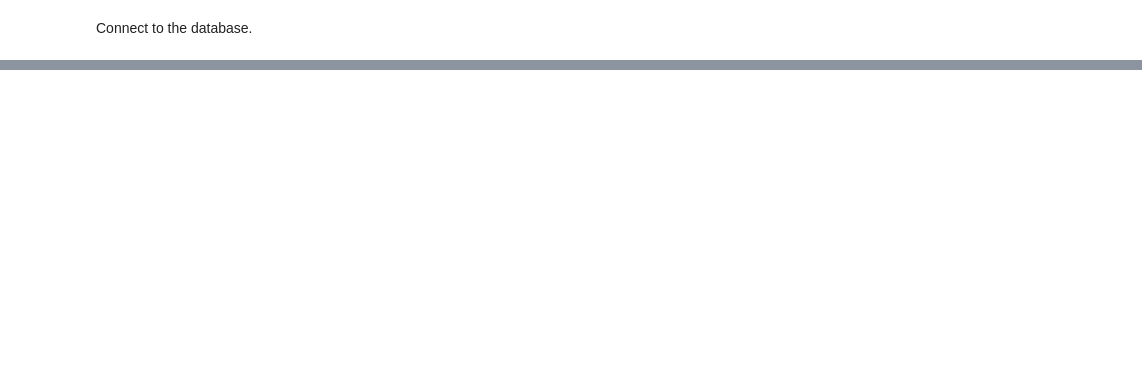
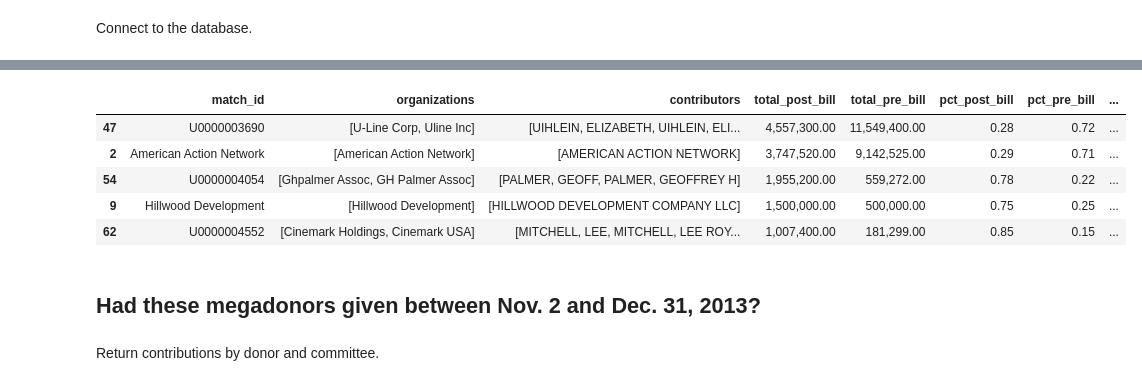
Before and after one commit to PublicI/tax-bill-contribs, a Jupyter notebook: tax-bill-analysis.ipynb, the cells around one changed output, grey strips where cells are left out. Cells and saved outputs as stored; diff of their text form; code cells hidden in the pictures; blank space fills up the shorter version.

```diff
--- a/tax-bill-analysis.ipynb
+++ b/tax-bill-analysis.ipynb
@@ -6,8 +6,8 @@ import json
 import numpy as np
 import pandas as pd
 import psycopg2
-pd.set_option("display.max_columns", 50)
-pd.set_option("display.max_rows", 25)
+pd.set_option("display.max_columns", 25)
+pd.set_option("display.max_rows", 150)
 pd.options.display.float_format = "{:,.2f}".format
 # %% [markdown]
 Connect to the database.
@@ -584,0 +122,3 @@ gave_more_recipients[gave_more_recipients["post_introduction_change"] > 0].sort_
+# %%
+post_bill_donors_17 = post_bill_contributions_17.groupby(["match_id"]).agg({"organizations": max, "contributors": max, "total": sum}).reset_index()
+post_bill_donors_17.info()
@@ -584,0 +238,3 @@ gave_more_recipients[gave_more_recipients["post_introduction_change"] > 0].sort_
+# %%
+pre_bill_donors_17 = pre_bill_contributions_17.groupby(["match_id"]).agg({"organizations": max, "contributors": max, "total": sum}).reset_index()
+pre_bill_donors_17.info()
@@ -584,0 +259,6 @@ gave_more_recipients[gave_more_recipients["post_introduction_change"] > 0].sort_
+# %%
+donors_17 = post_bill_donors_17.merge(pre_bill_donors_17, how="outer", on="match_id", suffixes=["_post_bill", "_pre_bill"])
+donors_17.drop(["organizations_pre_bill", "contributors_pre_bill"], axis=1, inplace=True)
+donors_17.rename(columns={"organizations_post_bill": "organizations", "contributors_post_bill": "contributors"}, inplace=True)
+donors_17["total_pre_bill"].fillna(0, inplace=True)
+donors_17.info()
@@ -584,0 +276,17 @@ gave_more_recipients[gave_more_recipients["post_introduction_change"] > 0].sort_
+# %%
+donors_17["pct_post_bill"] = donors_17["total_post_bill"] / (donors_17["total_pre_bill"] + donors_17["total_post_bill"])
+donors_17["pct_pre_bill"] = donors_17["total_pre_bill"] / (donors_17["total_pre_bill"] + donors_17["total_post_bill"])
+donors_17["change"] = donors_17["total_post_bill"] - donors_17["total_pre_bill"]
+donors_17["pct_change"] = (donors_17["total_post_bill"] - donors_17["total_pre_bill"]) / donors_17["total_pre_bill"].abs()
+donors_17.sort_values("total_post_bill", ascending=False).head()
+# %% [output]
+|  | match_id | organizations | contributors | total_post_bill | total_pre_bill | pct_post_bill | pct_pre_bill | ... |
+| 47 | U0000003690 | [U-Line Corp, Uline Inc] | [UIHLEIN, ELIZABETH, UIHLEIN, ELI... | 4,557,300.00 | 11,549,400.00 | 0.28 | 0.72 | ... |
+| 2 | American Action Network | [American Action Network] | [AMERICAN ACTION NETWORK] | 3,747,520.00 | 9,142,525.00 | 0.29 | 0.71 | ... |
+| 54 | U0000004054 | [Ghpalmer Assoc, GH Palmer Assoc] | [PALMER, GEOFF, PALMER, GEOFFREY H] | 1,955,200.00 | 559,272.00 | 0.78 | 0.22 | ... |
+| 9 | Hillwood Development | [Hillwood Development] | [HILLWOOD DEVELOPMENT COMPANY LLC] | 1,500,000.00 | 500,000.00 | 0.75 | 0.25 | ... |
+| 62 | U0000004552 | [Cinemark Holdings, Cinemark USA] | [MITCHELL, LEE, MITCHELL, LEE ROY... | 1,007,400.00 | 181,299.00 | 0.85 | 0.15 | ... |
+# %% [markdown]
+## Had these megadonors given between Nov. 2 and Dec. 31, 2013?
+# %% [markdown]
+Return contributions by donor and committee.
```
Also changed, not shown: parts of 103 cells of this notebook.
